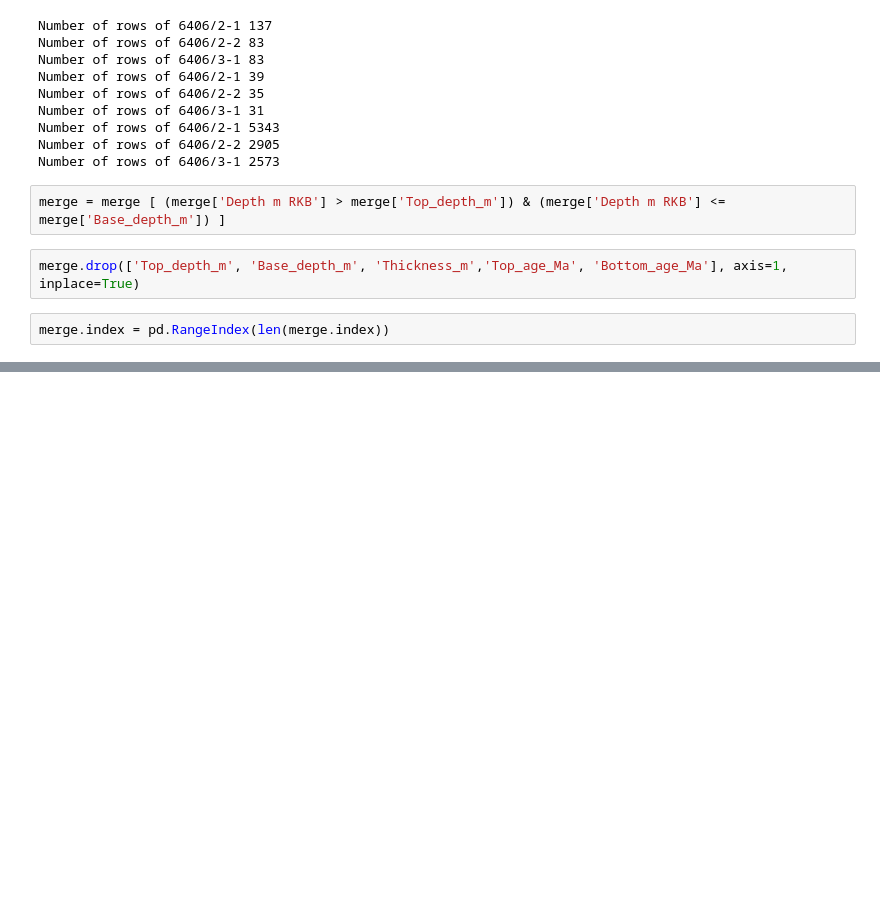
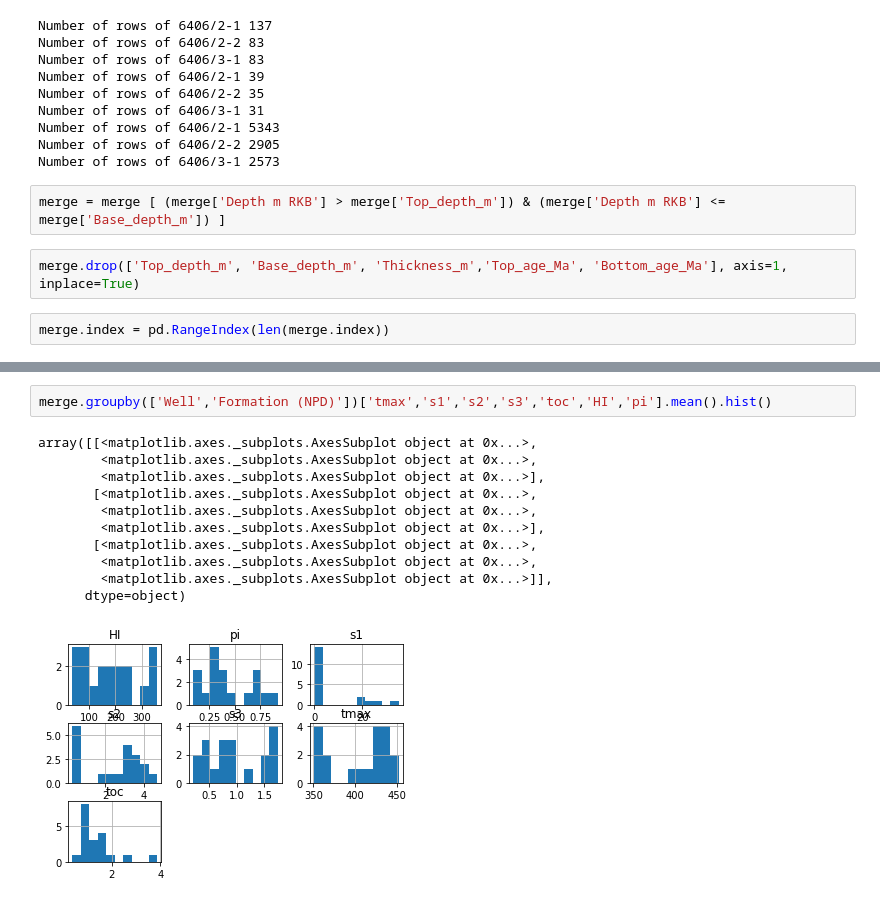
Before and after one commit to ABDunbar/Chronostrat-RE-data-merge, a Jupyter notebook: Excel_import.ipynb, the cells around one changed output, grey strips where cells are left out. Drawn from its saved outputs; the diff is of its cells as text; blank space fills up the shorter version.

```diff
--- a/Excel_import.ipynb
+++ b/Excel_import.ipynb
@@ -106,0 +330,14 @@ with pd.ExcelWriter('combine.xlsx') as writer:  # doctest: +SKIP
+# %%
+merge.groupby(['Well','Formation (NPD)'])['tmax','s1','s2','s3','toc','HI','pi'].mean().hist()
+# %% [output]
+array([[<matplotlib.axes._subplots.AxesSubplot object at 0x...>,
+        <matplotlib.axes._subplots.AxesSubplot object at 0x...>,
+        <matplotlib.axes._subplots.AxesSubplot object at 0x...>],
+       [<matplotlib.axes._subplots.AxesSubplot object at 0x...>,
+        <matplotlib.axes._subplots.AxesSubplot object at 0x...>,
+        <matplotlib.axes._subplots.AxesSubplot object at 0x...>],
+       [<matplotlib.axes._subplots.AxesSubplot object at 0x...>,
+        <matplotlib.axes._subplots.AxesSubplot object at 0x...>,
+        <matplotlib.axes._subplots.AxesSubplot object at 0x...>]],
+      dtype=object)
+[figure, added]
```
Also changed, not shown: parts of 17 cells of this notebook.
